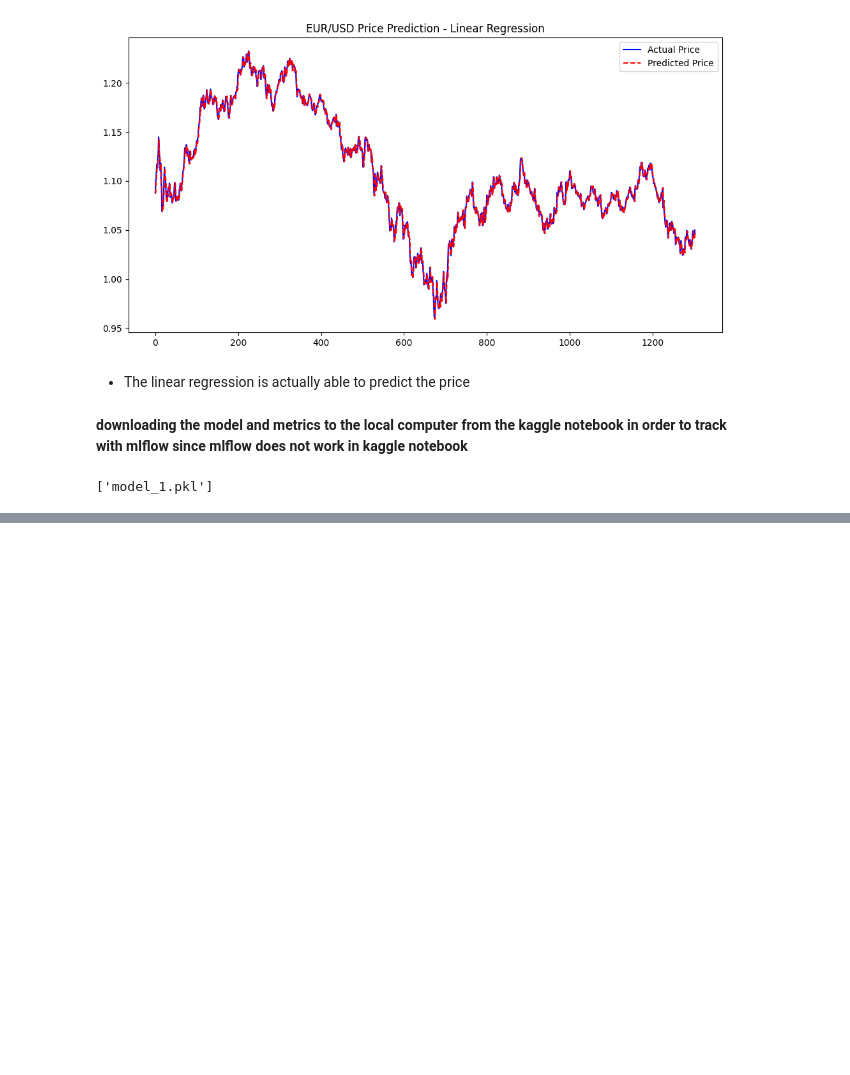
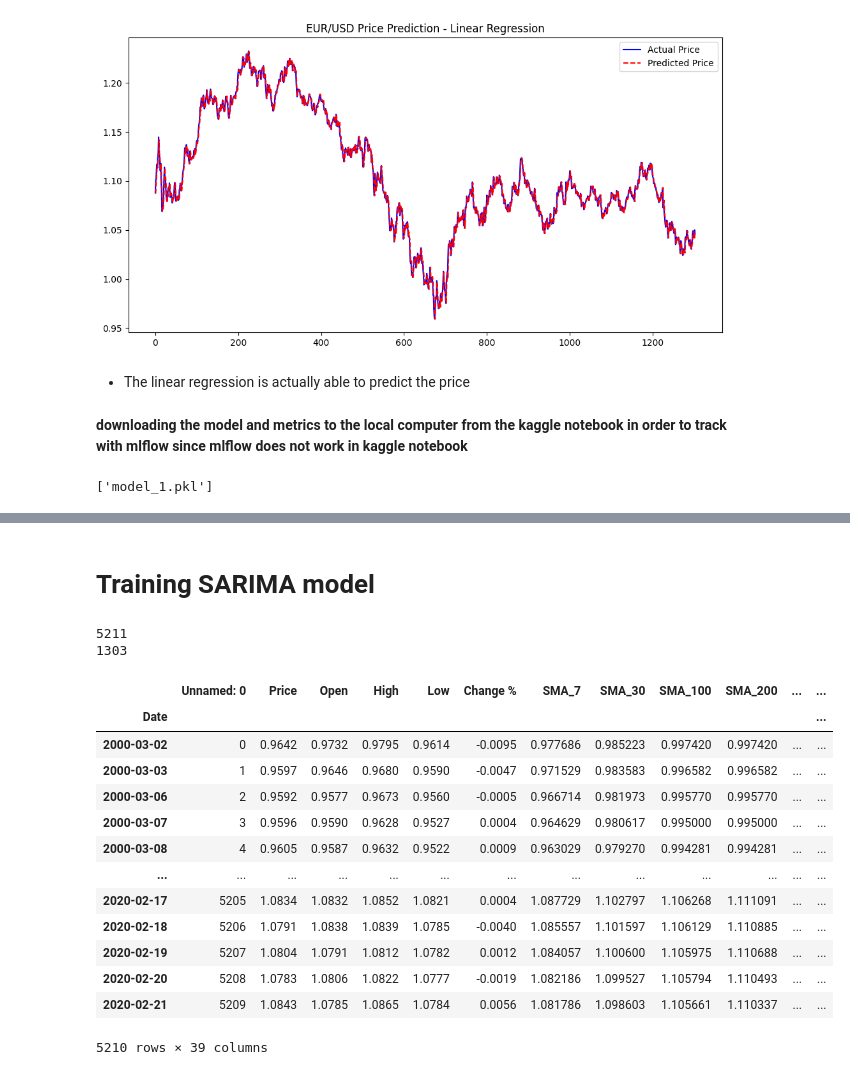
Before and after one commit to Saifansari-ai/eurousd_price_predictor, a Jupyter notebook: model-training.ipynb, the cells around one changed output, grey strips where cells are left out. Drawn from its saved outputs; the diff is of its cells as text; code cells hidden in the pictures; blank space fills up the shorter version.

```diff
--- a/model-training.ipynb
+++ b/model-training.ipynb
@@ -59,0 +73,3 @@ df.head(-1)
+# %%
+df.drop('Day', axis=1, inplace=True)
+df.head()
@@ -60,6 +84,8 @@ df.head(-1)
 # %%
 # changing the date column to datetime
 df['Date'] = pd.to_datetime(df['Date'], format='%Y-%m-%d')
+# %%
+df.set_index('Date',inplace=True)
 # %%
 # splitting data for test and train
 X = df.drop(columns=['Target_Price'])
@@ -199,0 +214,31 @@ with open("metrics.json", "w") as f:
+# %% [markdown]
+# Training SARIMA model
+# %%
+# Convert 'Price' to float32 to save memory
+df["Price"] = df["Price"].astype("float32")
+# %%
+# splitting data into train and test
+train_size = int((len(df)) * 0.8)
+train,test = df.iloc[:train_size],df.iloc[train_size:]
+print(len(train))
+print(len(test))
+# %% [output]
+5211
+1303
+# %%
+train.head(-1)
+# %% [output]
+|  | Unnamed: 0 | Price | Open | High | Low | Change % | SMA_7 | SMA_30 | SMA_100 | SMA_200 | ... | ... |
+| Date |  |  |  |  |  |  |  |  |  |  |  | ... |
+| 2000-03-02 | 0 | 0.9642 | 0.9732 | 0.9795 | 0.9614 | -0.0095 | 0.977686 | 0.985223 | 0.997420 | 0.997420 | ... | ... |
+| 2000-03-03 | 1 | 0.9597 | 0.9646 | 0.9680 | 0.9590 | -0.0047 | 0.971529 | 0.983583 | 0.996582 | 0.996582 | ... | ... |
+| 2000-03-06 | 2 | 0.9592 | 0.9577 | 0.9673 | 0.9560 | -0.0005 | 0.966714 | 0.981973 | 0.995770 | 0.995770 | ... | ... |
+| 2000-03-07 | 3 | 0.9596 | 0.9590 | 0.9628 | 0.9527 | 0.0004 | 0.964629 | 0.980617 | 0.995000 | 0.995000 | ... | ... |
+| 2000-03-08 | 4 | 0.9605 | 0.9587 | 0.9632 | 0.9522 | 0.0009 | 0.963029 | 0.979270 | 0.994281 | 0.994281 | ... | ... |
+| ... | ... | ... | ... | ... | ... | ... | ... | ... | ... | ... | ... | ... |
+| 2020-02-17 | 5205 | 1.0834 | 1.0832 | 1.0852 | 1.0821 | 0.0004 | 1.087729 | 1.102797 | 1.106268 | 1.111091 | ... | ... |
+| 2020-02-18 | 5206 | 1.0791 | 1.0838 | 1.0839 | 1.0785 | -0.0040 | 1.085557 | 1.101597 | 1.106129 | 1.110885 | ... | ... |
+| 2020-02-19 | 5207 | 1.0804 | 1.0791 | 1.0812 | 1.0782 | 0.0012 | 1.084057 | 1.100600 | 1.105975 | 1.110688 | ... | ... |
+| 2020-02-20 | 5208 | 1.0783 | 1.0806 | 1.0822 | 1.0777 | -0.0019 | 1.082186 | 1.099527 | 1.105794 | 1.110493 | ... | ... |
+| 2020-02-21 | 5209 | 1.0843 | 1.0785 | 1.0865 | 1.0784 | 0.0056 | 1.081786 | 1.098603 | 1.105661 | 1.110337 | ... | ... |
+5210 rows × 39 columns
```
Also changed, not shown: parts of 29 cells of this notebook.
